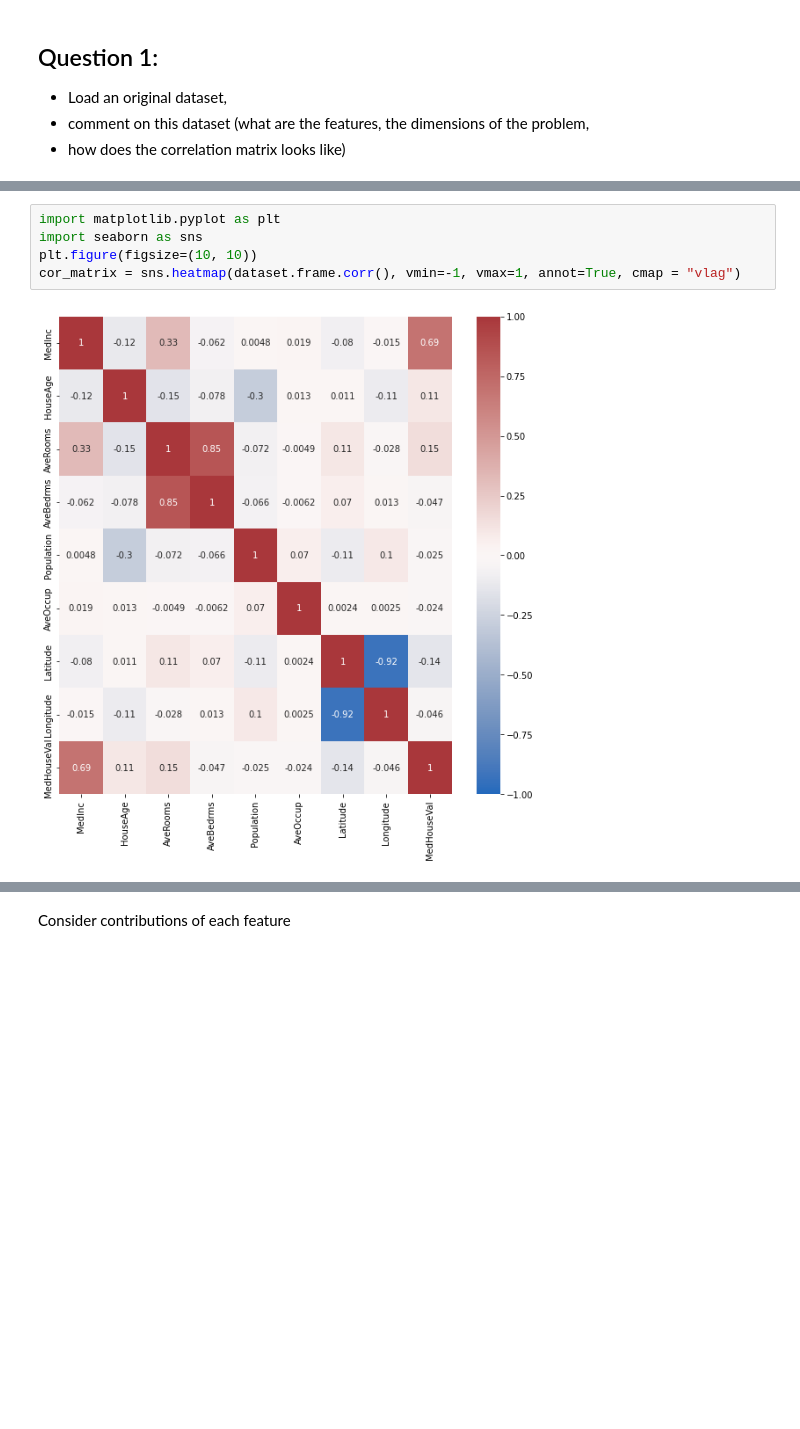
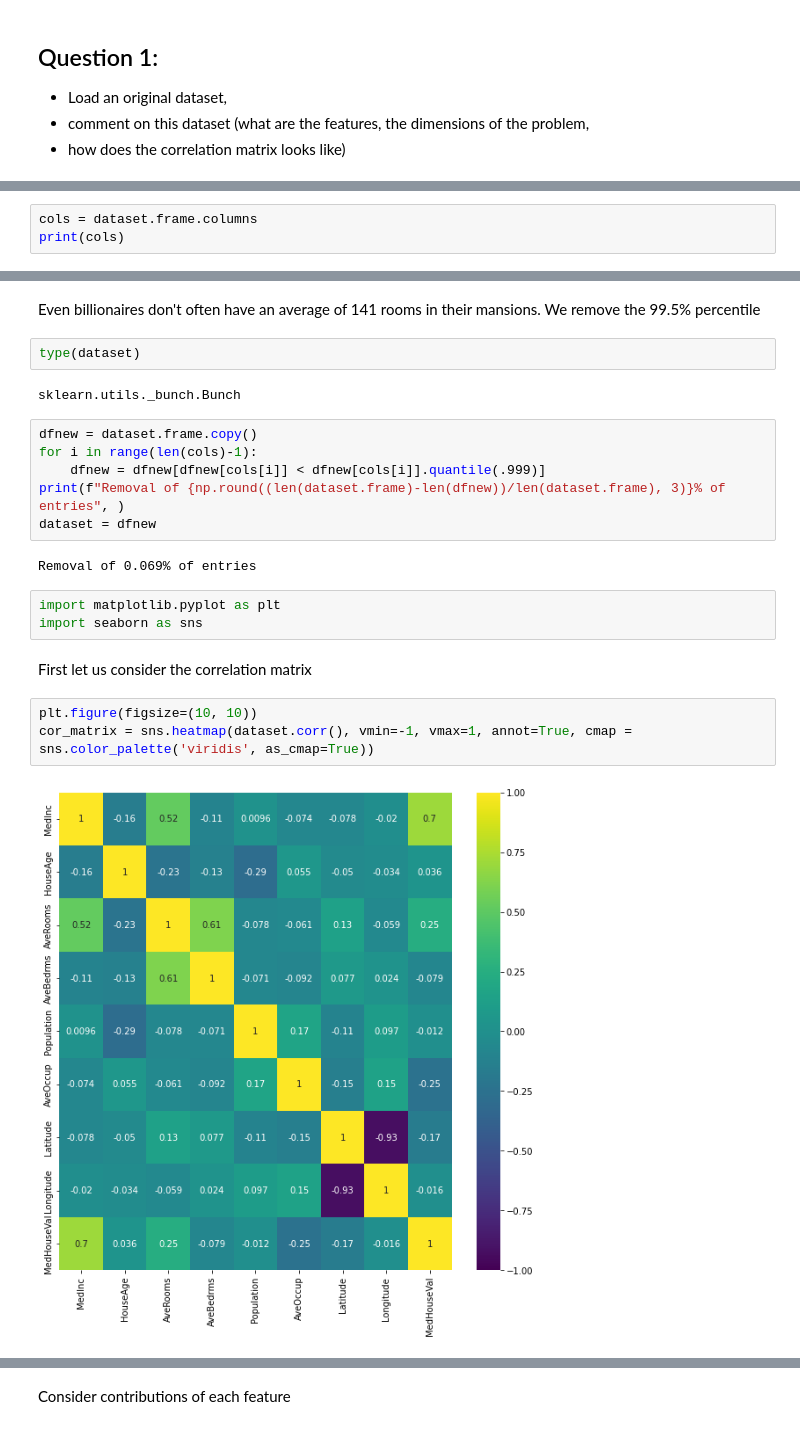
Before and after one commit to neytjieb1/optimisation_ml, a Jupyter notebook: Part 1/part1.ipynb, the cells around one changed output, grey strips where cells are left out. Cells and saved outputs as stored; diff of their text form; blank space fills up the shorter version.

```diff
--- a/Part 1/part1.ipynb
+++ b/Part 1/part1.ipynb
@@ -11,0 +18,3 @@ dataset = datasets.fetch_california_housing(as_frame = True)
+# %%
+cols = dataset.frame.columns
+print(cols)
@@ -12,7 +49,24 @@ dataset = datasets.fetch_california_housing(as_frame = True)
+# %% [markdown]
+Even billionaires don't often have an average of 141 rooms in their mansions. We remove the 99.5% percentile
+# %%
+type(dataset)
+# %% [output]
+sklearn.utils._bunch.Bunch
+# %%
+dfnew = dataset.frame.copy()
+for i in range(len(cols)-1):
+    dfnew = dfnew[dfnew[cols[i]] < dfnew[cols[i]].quantile(.999)]
+print(f"Removal of {np.round((len(dataset.frame)-len(dfnew))/len(dataset.frame), 3)}% of entries", )
+dataset = dfnew
+# %% [output]
+Removal of 0.069% of entries
+# %%
+import matplotlib.pyplot as plt
+import seaborn as sns
+# %% [markdown]
+First let us consider the correlation matrix
 # %%
-import matplotlib.pyplot as plt
-import seaborn as sns
 plt.figure(figsize=(10, 10))
-cor_matrix = sns.heatmap(dataset.frame.corr(), vmin=-1, vmax=1, annot=True, cmap = "vlag")
+cor_matrix = sns.heatmap(dataset.corr(), vmin=-1, vmax=1, annot=True, cmap = sns.color_palette('viridis', as_cmap=True))
 # %% [output]
-[figure, old version]
+[figure, new version]
```
Also changed, not shown: parts of 35 cells of this notebook, 1 other file.
